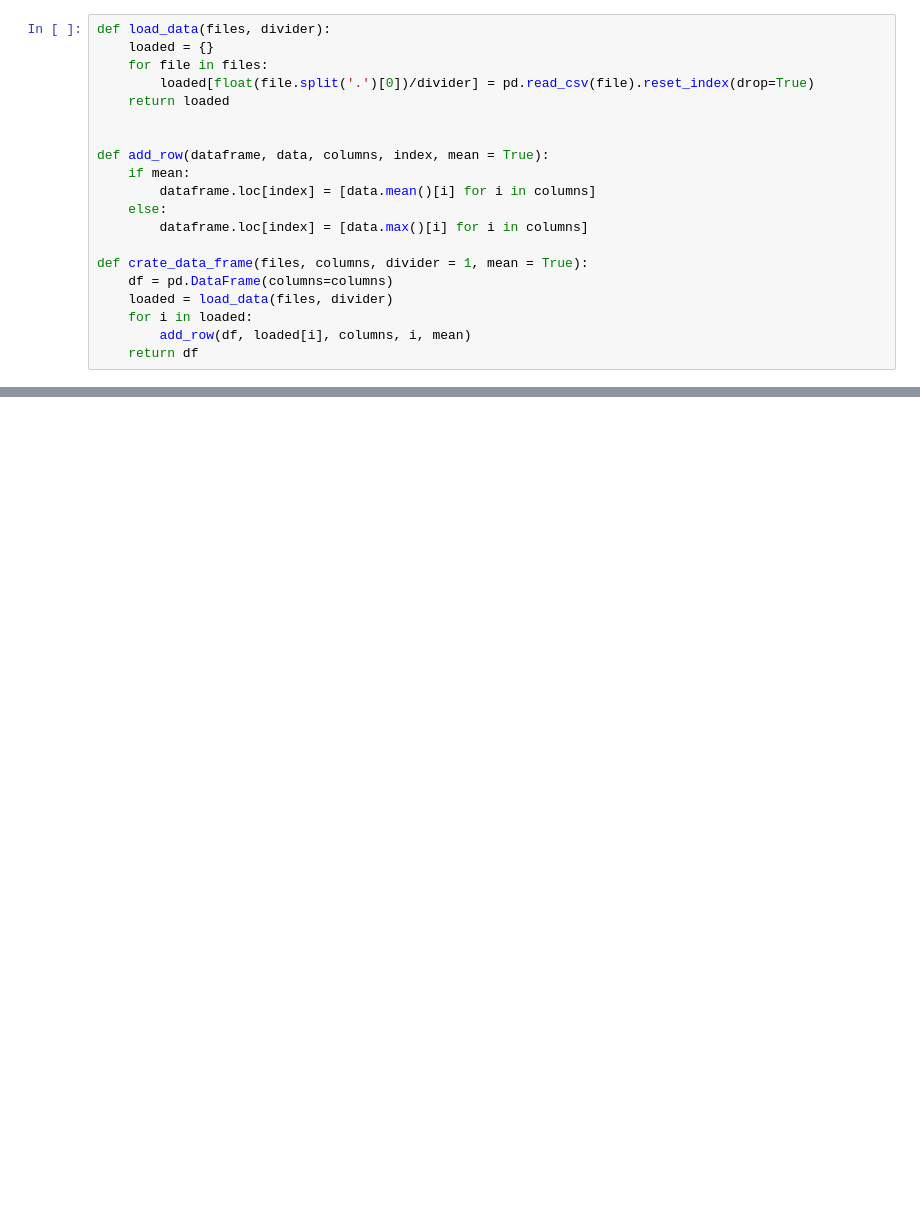
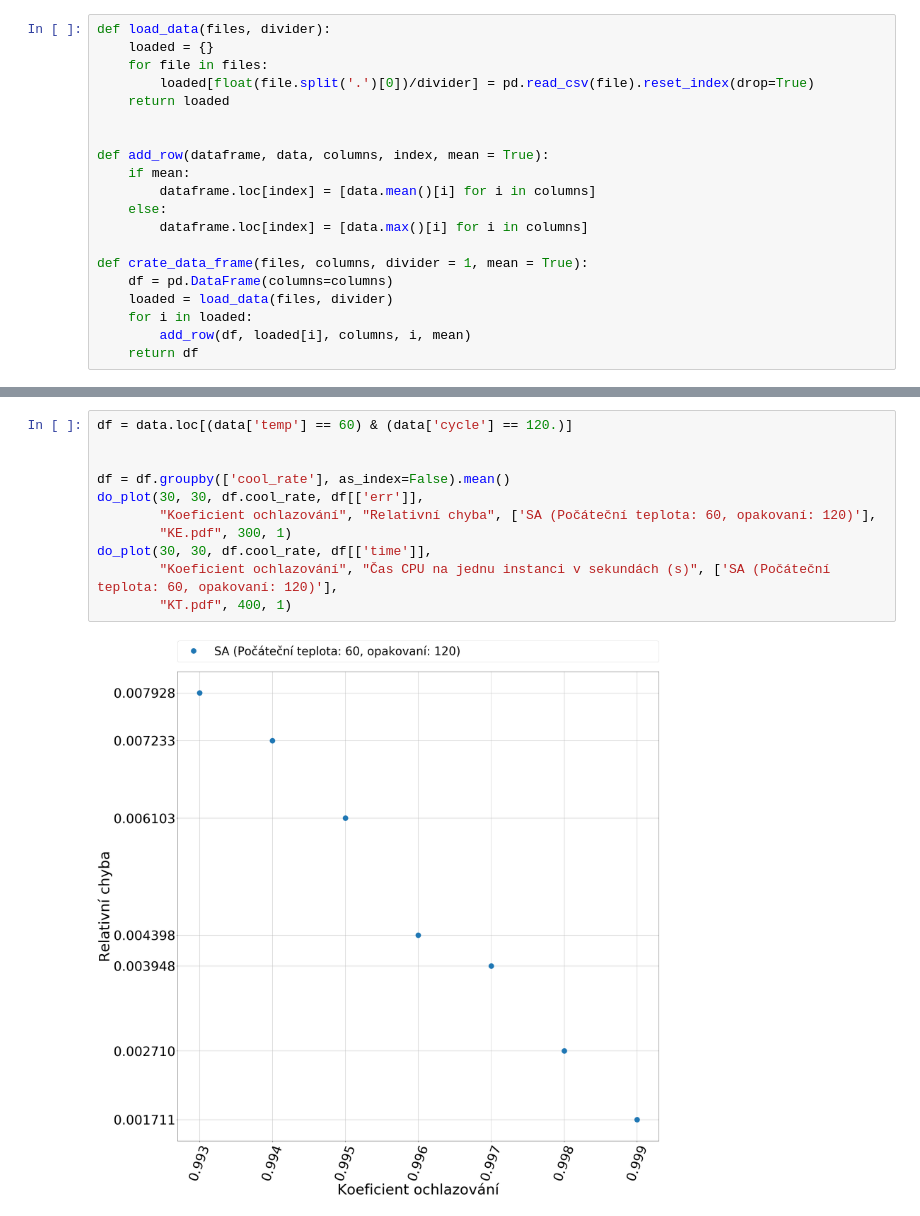
Before and after one commit to martilad/MI-PAA2018, a Jupyter notebook: task4/graphMake.ipynb, the cells around one changed output, grey strips where cells are left out. Cells and saved outputs as stored; diff of their text form; blank space fills up the shorter version.

```diff
--- a/task4/graphMake.ipynb
+++ b/task4/graphMake.ipynb
@@ -216,0 +82,13 @@ do_plot(30, 30, df.index, df[['avgE', 'maxE']],
+# %%
+df = data.loc[(data['temp'] == 60) & (data['cycle'] == 120.)]
+
+
+df = df.groupby(['cool_rate'], as_index=False).mean()
+do_plot(30, 30, df.cool_rate, df[['err']],
+        "Koeficient ochlazování", "Relativní chyba", ['SA (Počáteční teplota: 60, opakovaní: 120)'],
+        "KE.pdf", 300, 1)
+do_plot(30, 30, df.cool_rate, df[['time']],
+        "Koeficient ochlazování", "Čas CPU na jednu instanci v sekundách (s)", ['SA (Počáteční teplota: 60, opakovaní: 120)'],
+        "KT.pdf", 400, 1)
+# %% [output]
+[figure, added]
```
Also changed, not shown: parts of 15 cells of this notebook, 47 other files.
